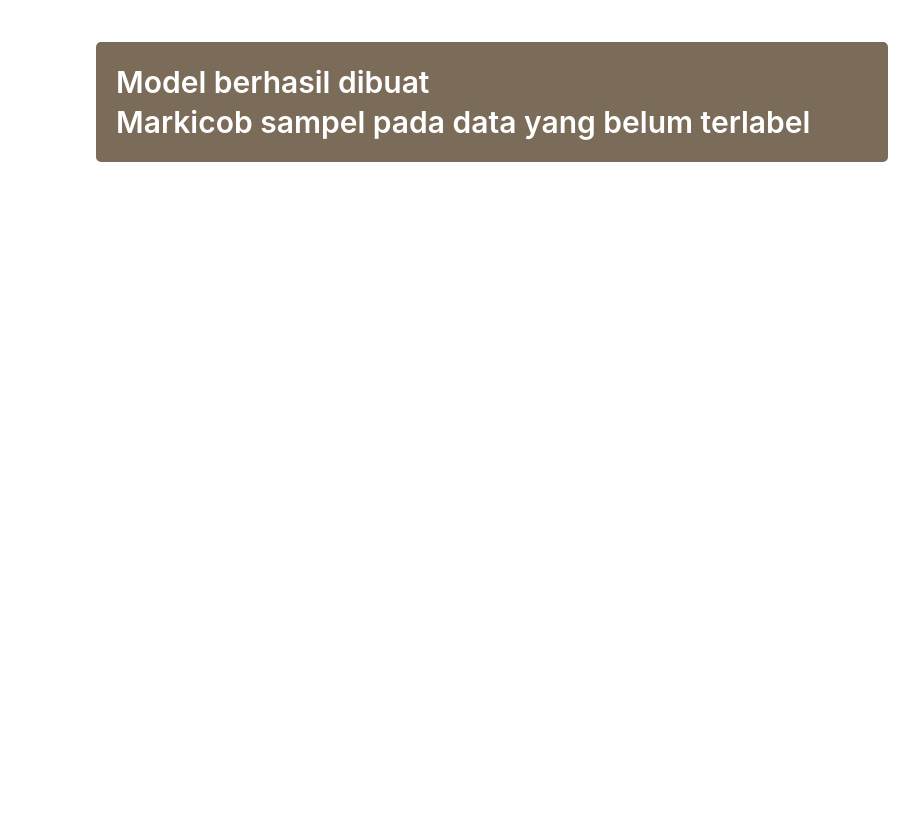
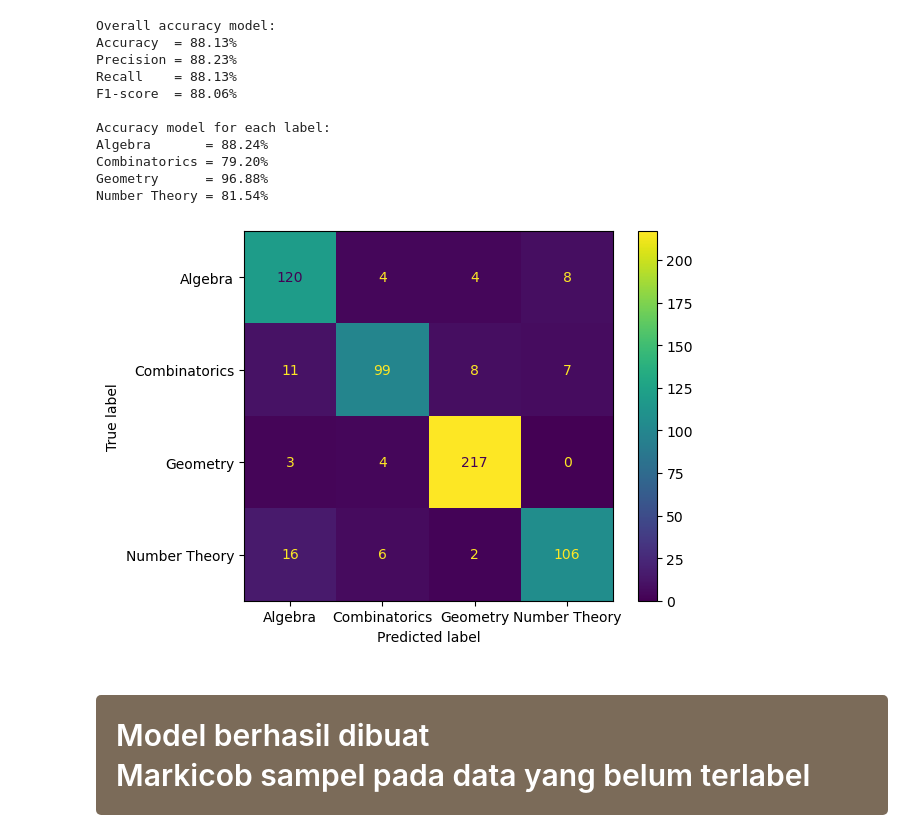
Before and after one commit to victorchendra02/Final-Academic-Project, a Jupyter notebook: model/naive_bayes.ipynb, the cells around one changed output. Cells and saved outputs as stored; diff of their text form; code cells hidden in the pictures; blank space fills up the shorter version.

```diff
--- a/model/naive_bayes.ipynb
+++ b/model/naive_bayes.ipynb
@@ -17,20 +92,19 @@ data = pd.read_csv('imo.csv')
 # %%
 # Display data
-data_notna = data[data["label"].notna()]
+df_notna = df[df["label"].notna()]
+df_notna.reset_index(drop=True, inplace=True)
 
-# Reset index
-data_notna.reset_index(drop=True, inplace=True)
+# Split
+X, y = df_notna["post_canonical"], df_notna["label"]
 
-X, y = data_notna["post_canonical"], data_notna["label"]
-
-display(data_notna.sample(4))
-print(f"{data_notna.shape}\n")
+# display(df_notna.sample(n=4))
+print(f"{df_notna.shape}\n")
 
 number_of_occurrences = [
-    data_notna[data_notna['label'] == 'Algebra'].shape[0],
-    data_notna[data_notna['label'] == 'Combinatorics'].shape[0],
-    data_notna[data_notna['label'] == 'Geometry'].shape[0],
-    data_notna[data_notna['label'] == 'Number Theory'].shape[0]
+    df_notna[df_notna['label'] == 'Algebra'].shape[0],
+    df_notna[df_notna['label'] == 'Combinatorics'].shape[0],
+    df_notna[df_notna['label'] == 'Geometry'].shape[0],
+    df_notna[df_notna['label'] == 'Number Theory'].shape[0]
 ]
 print(f"Algebra       = {number_of_occurrences[0]}")
 print(f"Combinatorics = {number_of_occurrences[1]}")
@@ -114 +155,31 @@ Number Theory = 81.343%
+# %%
+# Preprocess text data (Representation text to numeric)
+vectorizer = TfidfVectorizer()
+text_features = vectorizer.fit_transform(X)
+
+# Split training and test
+X_train, X_test, y_train, y_test = train_test_split(text_features, y, test_size=0.2, random_state=4)
+
+# Train the Naive Bayes model with train dataset
+model = MultinomialNB()
+model.fit(X_train, y_train)
+
+# Make predictions
+y_pred = model.predict(X_test)
+
+# Evaluate model performance
+model_information(model, X_test, y_test)
+# %% [output]
+Overall accuracy model:
+Accuracy  = 88.13%
+Precision = 88.23%
+Recall    = 88.13%
+F1-score  = 88.06%
+
+Accuracy model for each label:
+Algebra       = 88.24%
+Combinatorics = 79.20%
+Geometry      = 96.88%
+Number Theory = 81.54%
+[figure, added]
 # %%
```
Also changed, not shown: parts of 11 cells of this notebook.
